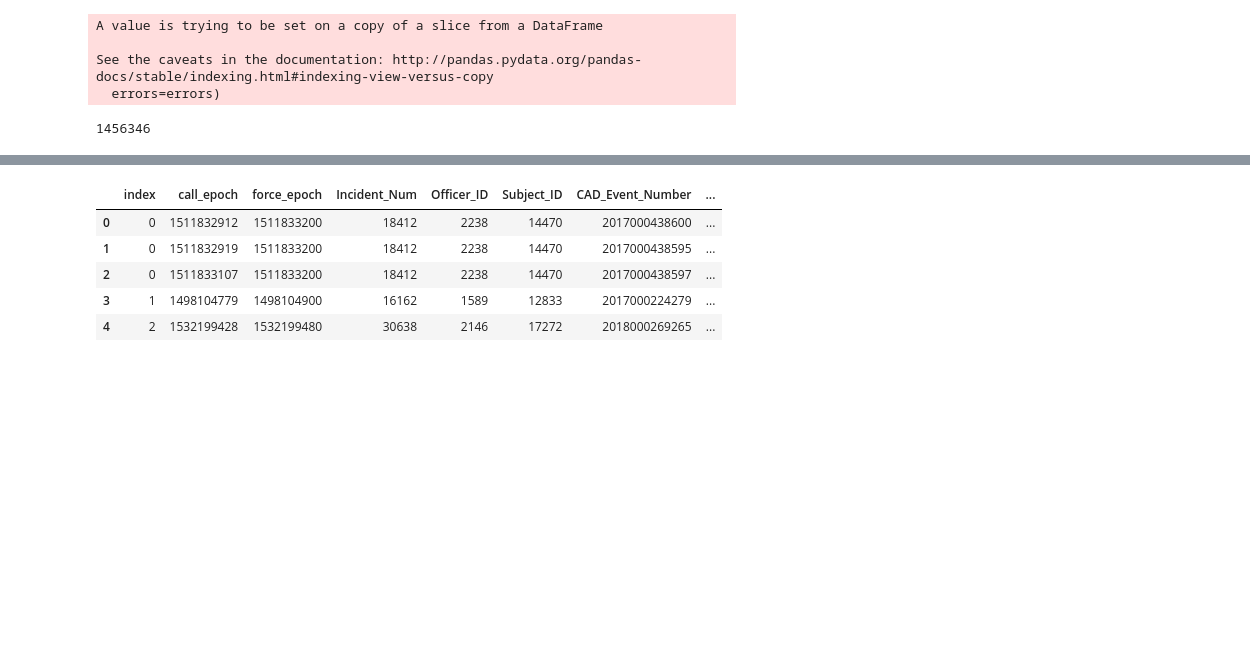
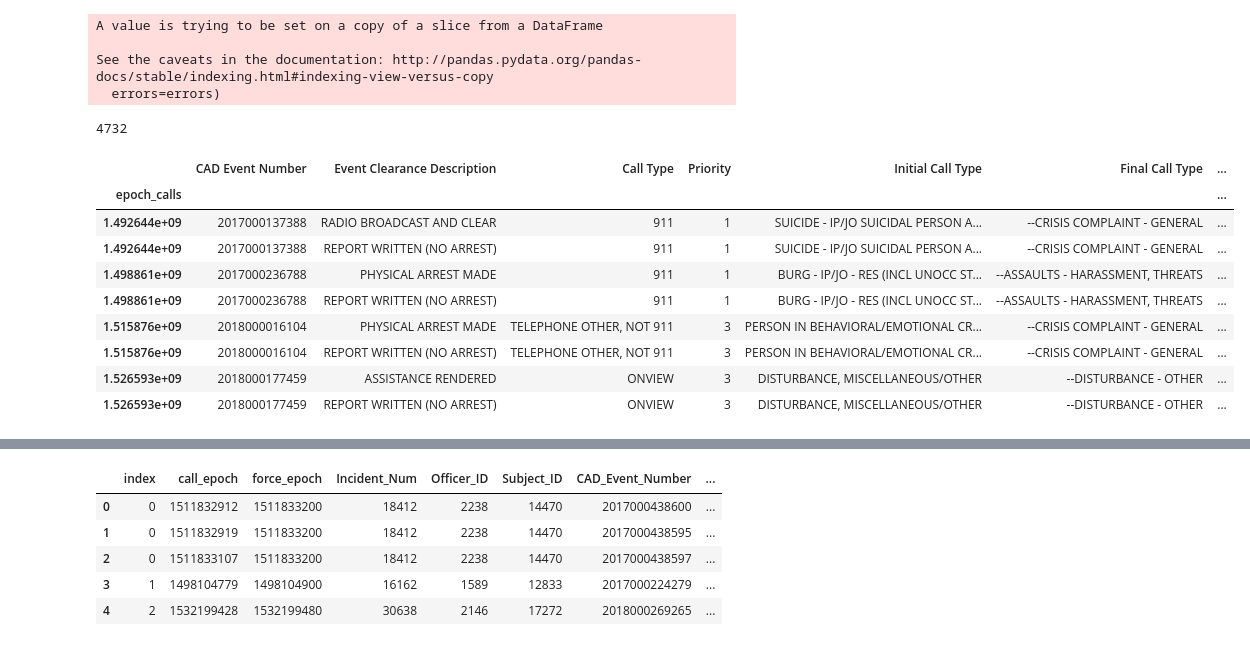
Before and after one commit to SarahMBurgart/use-of-force, a Jupyter notebook: EDA.ipynb, the cells around one changed output, grey strips where cells are left out. Drawn from its saved outputs; the diff is of its cells as text; code cells hidden in the pictures; blank space fills up the shorter version.

Commit message:
reducing repeated CAD Event Numbers by comparing available location data

```diff
--- a/EDA.ipynb
+++ b/EDA.ipynb
@@ -90,11 +89,25 @@ A value is trying to be set on a copy of a slice from a DataFrame
 See the caveats in the documentation: http://pandas.pydata.org/pandas-docs/stable/indexing.html#indexing-view-versus-copy
   errors=errors)
 # %%
-len(calls17)
+len(two)
 # %% [output]
-1456346
+4732
 # %%
 # remove repetitive columns
 
 calls_tosql = calls17.drop(columns =["year","day", "month", "time", "Precinct", "Sector", "Arrived Time"])
 calls_tosql.set_index("epoch_calls", inplace=True)
+# %%
+calls_tosql["CAD Event Number"].value_counts()
+calls_tosql[calls_tosql["CAD Event Number"].isin([2018000016104, 2017000137388, 2017000236788, 2018000177459 ])]
+# %% [output]
+|  | CAD Event Number | Event Clearance Description | Call Type | Priority | Initial Call Type | Final Call Type | ... |
+| epoch_calls |  |  |  |  |  |  | ... |
+| 1.492644e+09 | 2017000137388 | RADIO BROADCAST AND CLEAR | 911 | 1 | SUICIDE - IP/JO SUICIDAL PERSON A... | --CRISIS COMPLAINT - GENERAL | ... |
+| 1.492644e+09 | 2017000137388 | REPORT WRITTEN (NO ARREST) | 911 | 1 | SUICIDE - IP/JO SUICIDAL PERSON A... | --CRISIS COMPLAINT - GENERAL | ... |
+| 1.498861e+09 | 2017000236788 | PHYSICAL ARREST MADE | 911 | 1 | BURG - IP/JO - RES (INCL UNOCC ST... | --ASSAULTS - HARASSMENT, THREATS | ... |
+| 1.498861e+09 | 2017000236788 | REPORT WRITTEN (NO ARREST) | 911 | 1 | BURG - IP/JO - RES (INCL UNOCC ST... | --ASSAULTS - HARASSMENT, THREATS | ... |
+| 1.515876e+09 | 2018000016104 | PHYSICAL ARREST MADE | TELEPHONE OTHER, NOT 911 | 3 | PERSON IN BEHAVIORAL/EMOTIONAL CR... | --CRISIS COMPLAINT - GENERAL | ... |
+| 1.515876e+09 | 2018000016104 | REPORT WRITTEN (NO ARREST) | TELEPHONE OTHER, NOT 911 | 3 | PERSON IN BEHAVIORAL/EMOTIONAL CR... | --CRISIS COMPLAINT - GENERAL | ... |
+| 1.526593e+09 | 2018000177459 | ASSISTANCE RENDERED | ONVIEW | 3 | DISTURBANCE, MISCELLANEOUS/OTHER | --DISTURBANCE - OTHER | ... |
+| 1.526593e+09 | 2018000177459 | REPORT WRITTEN (NO ARREST) | ONVIEW | 3 | DISTURBANCE, MISCELLANEOUS/OTHER | --DISTURBANCE - OTHER | ... |
```
Also changed, not shown: parts of 17 cells of this notebook.
